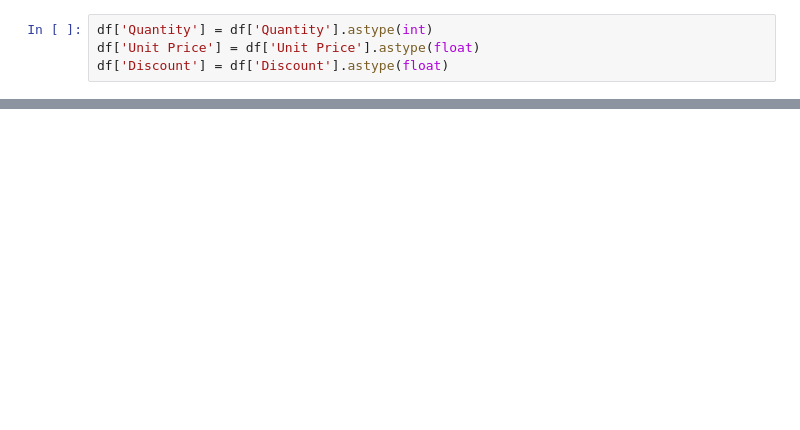
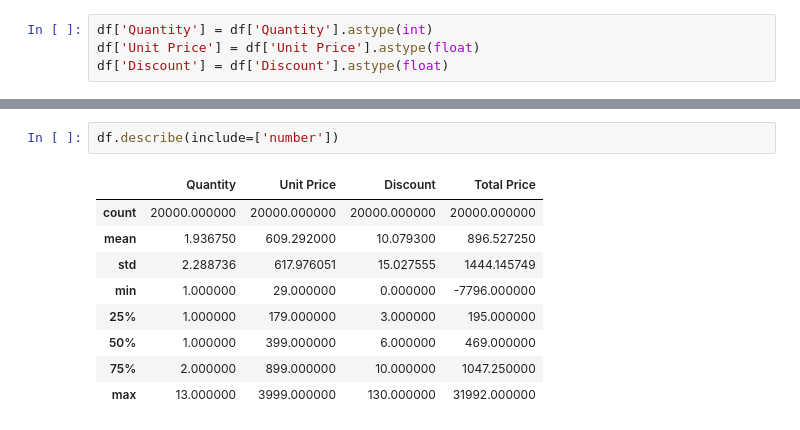
Before and after one commit to MohammedBabaqi/Data_Analysis, a Jupyter notebook: Data_Analysis_notebook.ipynb, the cells around one changed output, grey strips where cells are left out. Drawn from its saved outputs; the diff is of its cells as text; blank space fills up the shorter version.

```diff
--- a/Data_Analysis_notebook.ipynb
+++ b/Data_Analysis_notebook.ipynb
@@ -313,0 +296,12 @@ df
+# %%
+df.describe(include=['number'])
+# %% [output]
+|  | Quantity | Unit Price | Discount | Total Price |
+| count | 20000.000000 | 20000.000000 | 20000.000000 | 20000.000000 |
+| mean | 1.936750 | 609.292000 | 10.079300 | 896.527250 |
+| std | 2.288736 | 617.976051 | 15.027555 | 1444.145749 |
+| min | 1.000000 | 29.000000 | 0.000000 | -7796.000000 |
+| 25% | 1.000000 | 179.000000 | 3.000000 | 195.000000 |
+| 50% | 1.000000 | 399.000000 | 6.000000 | 469.000000 |
+| 75% | 2.000000 | 899.000000 | 10.000000 | 1047.250000 |
+| max | 13.000000 | 3999.000000 | 130.000000 | 31992.000000 |
```
Also changed, not shown: parts of 52 cells of this notebook, 3 other files.
